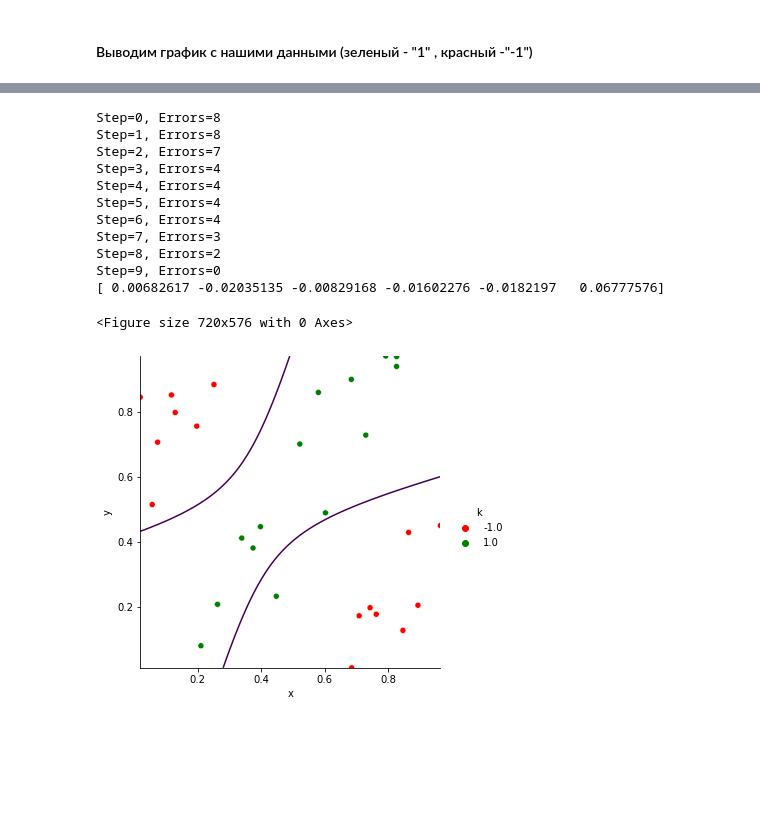
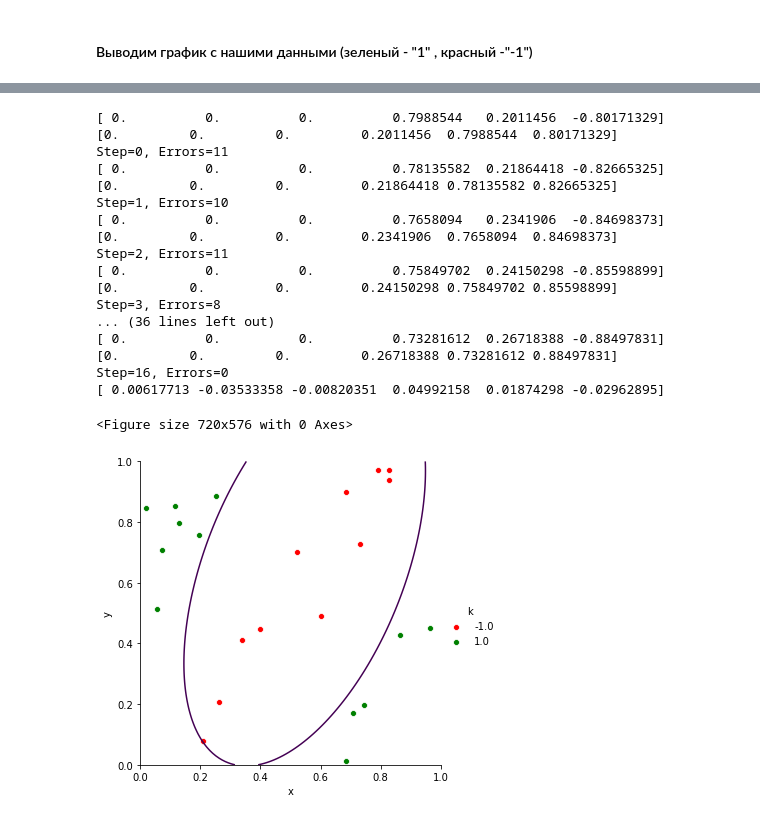
Before and after one commit to AnnaVusata/Labs_Computer_vision, a Jupyter notebook: lab2_comp_vis.ipynb, the cells around one changed output, grey strips where cells are left out. Drawn from its saved outputs; the diff is of its cells as text; code cells hidden in the pictures; blank space fills up the shorter version.

Commit message:
additional element
Добавляем вектор к классу "+1" для того, чтоб у нас была положительная определенность матрицы

```diff
--- a/lab2_comp_vis.ipynb
+++ b/lab2_comp_vis.ipynb
@@ -99,14 +103,29 @@ def predict(w, x, k):
+# %%
+def additional_element(w1):
+    sig = np.array([[w1[3], w1[5]], [w1[5], w1[4]]])
+    w, v = np.linalg.eig(sig)
+# w - собственные числа входной матрицы
+# v - собственные векторы входной матрицы
+    eig = []
+    for vector in v.T:
+            eig.append([0,0,0, vector[0]**2, vector[1]**2, 2*vector[1]*vector[0]])
+    eig = np.array(eig)
+    return eig
 # %%
 def Kozinets_algorythm(df, x, k, w1):
-    for j in range (0, 20):
+    for j in range (0, 200):
         errors = 0
-
         for i in range (len(df)):
             x1 = get_x1(x[i])
             if predict(w1, x1, k[i])==0:
                 errors = errors + 1
-                g = (np.dot(x1, x1) - k[i]*np.dot(w1, x1))/(np.dot(w1,w1) - 2*k[i]*np.dot(w1, x1) + np.dot(x1, x1))
-                w1 = g*w1 + k[i]*(1-g)*x1
+                w1 = change_w(w1, x1, k[i])
+
+        for l in additional_element(w1):
+            print(l)
+            if predict(w1, l, 1)==0:
+                errors = errors + 1
+                w1 = change_w(w1, l, 1)
 
         print("Step=%d, Errors=%d" % (j, errors))
         if errors == 0: break
@@ -114,19 +133,25 @@ def Kozinets_algorythm(df, x, k, w1):
     print(w1)
     return w1
 # %%
-w1 = Kozinets_algorythm(x_train, x_t, y_t, w1)
+w1 = Kozinets_algorythm(df_train, x_train, k_train, w1)
 # %% [output]
-Step=0, Errors=8
-Step=1, Errors=8
-Step=2, Errors=7
-Step=3, Errors=4
-Step=4, Errors=4
-Step=5, Errors=4
-Step=6, Errors=4
-Step=7, Errors=3
-Step=8, Errors=2
-Step=9, Errors=0
-[ 0.00682617 -0.02035135 -0.00829168 -0.01602276 -0.0182197   0.06777576]
+[ 0.          0.          0.          0.7988544   0.2011456  -0.80171329]
+[0.         0.         0.         0.2011456  0.7988544  0.80171329]
+Step=0, Errors=11
+[ 0.          0.          0.          0.78135582  0.21864418 -0.82665325]
+[0.         0.         0.         0.21864418 0.78135582 0.82665325]
+Step=1, Errors=10
+[ 0.          0.          0.          0.7658094   0.2341906  -0.84698373]
+[0.         0.         0.         0.2341906  0.7658094  0.84698373]
+Step=2, Errors=11
+[ 0.          0.          0.          0.75849702  0.24150298 -0.85598899]
+[0.         0.         0.         0.24150298 0.75849702 0.85598899]
+Step=3, Errors=8
+... (36 lines left out)
+[ 0.          0.          0.          0.73281612  0.26718388 -0.88497831]
+[0.         0.         0.         0.26718388 0.73281612 0.88497831]
+Step=16, Errors=0
+[ 0.00617713 -0.03533358 -0.00820351  0.04992158  0.01874298 -0.02962895]
 # %%
 def get_plot (df, w):
     fig = plt.figure(figsize=(10,8))
@@ -138,8 +163,8 @@ def get_plot (df, w):
         palette = {-1:"red", 1:"green"}
     )
 
-    x_plot = np.linspace(min(df['x']), max(df['x']), 100)
-    y_plot = np.linspace(min(df['y']), max(df['y']), 100)
+    x_plot = np.linspace(0, 1, 100)
+    y_plot = np.linspace(0, 1, 100)
 
     x_plot,y_plot = np.meshgrid(x_plot,y_plot)
 
@@ -147,7 +172,7 @@ def get_plot (df, w):
 
     plt.contour(x_plot,y_plot,(Z),[0])
 # %%
-get_plot(df, w1)
+get_plot(df_train, w1)
 # %% [output]
 <Figure size 720x576 with 0 Axes>
-[figure, old version]
+[figure, new version]
```
Also changed, not shown: parts of 8 cells of this notebook.
